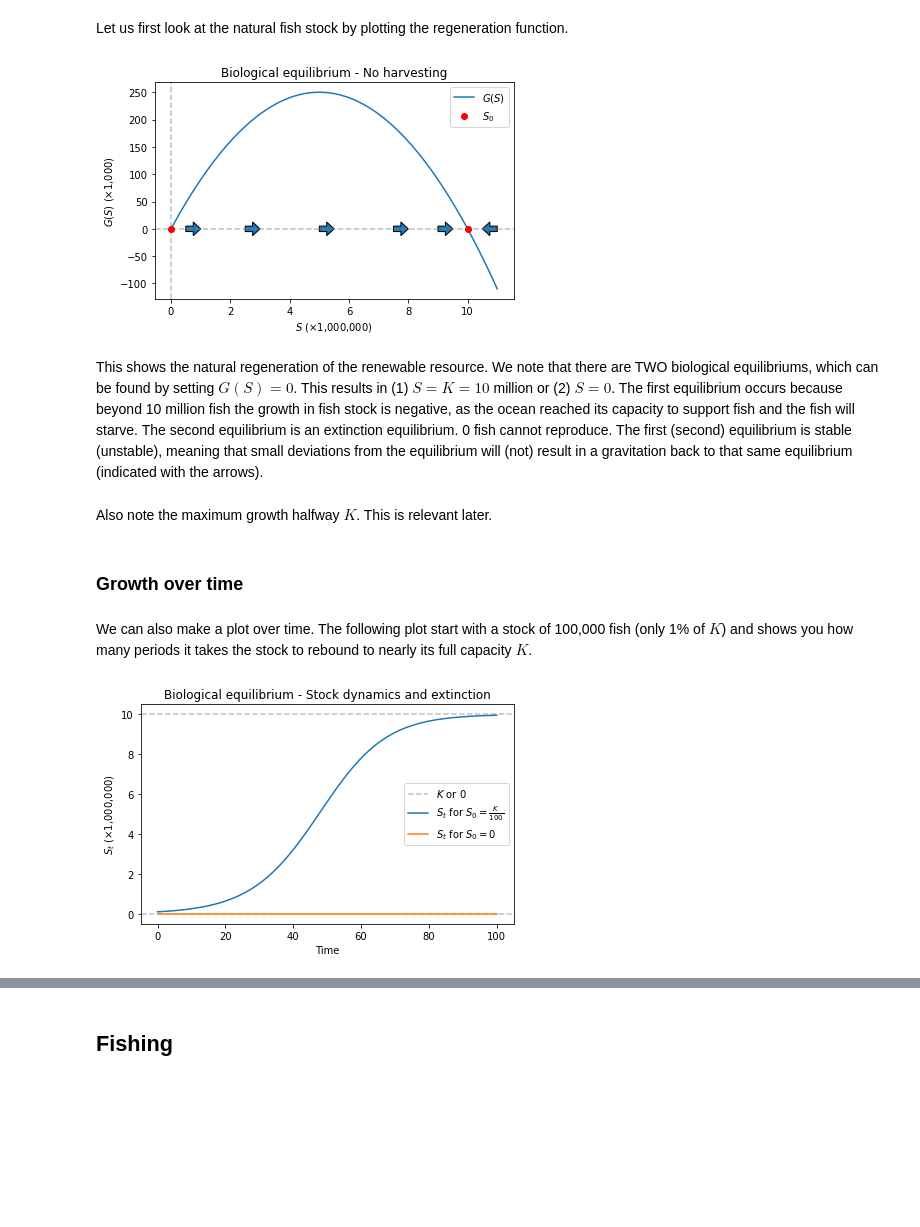
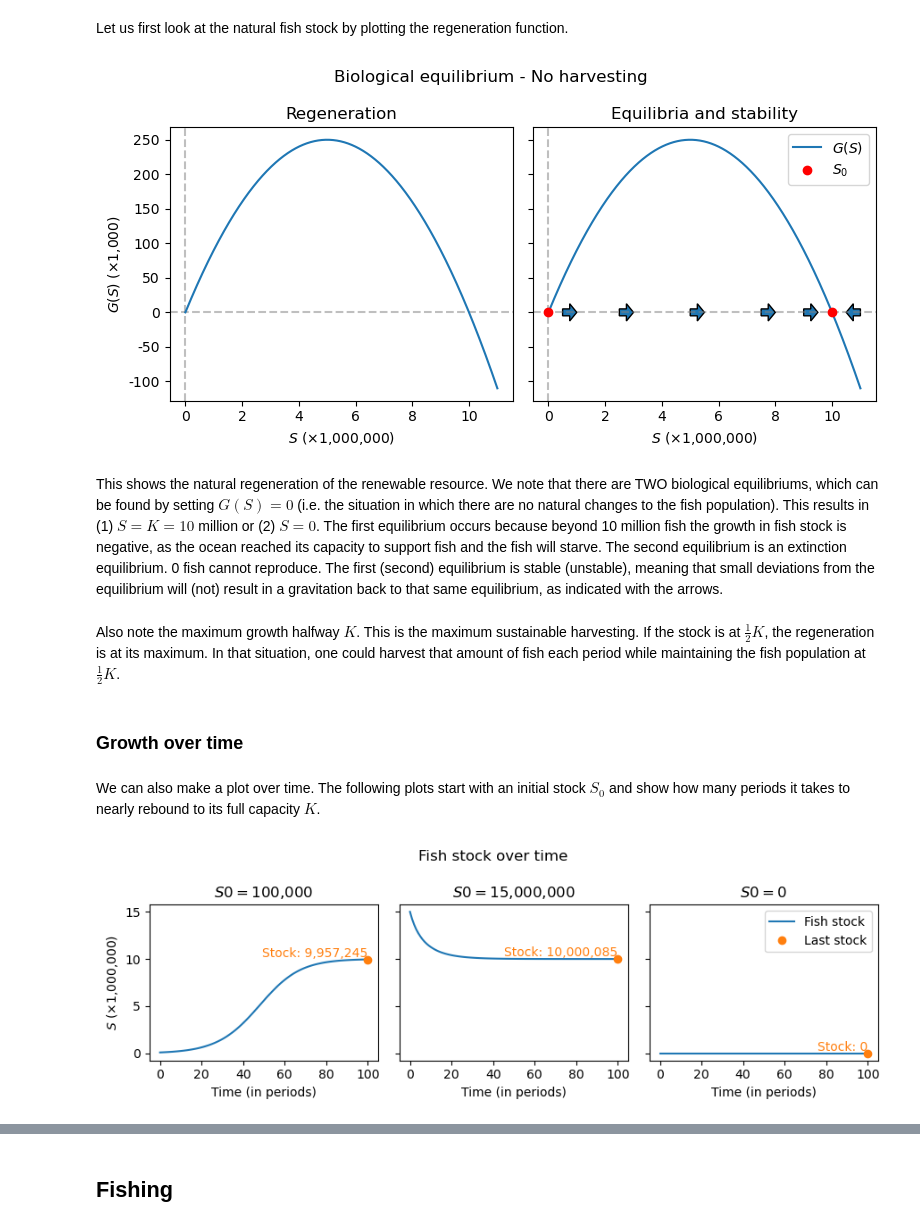
Before and after one commit to Leonbremer/fisheries, a Jupyter notebook: fish.ipynb, the cells around one changed output, grey strips where cells are left out. Cells and saved outputs as stored; diff of their text form; code cells hidden in the pictures; blank space fills up the shorter version.

```diff
--- a/fish.ipynb
+++ b/fish.ipynb
@@ -20,10 +18,9 @@ Second, let us define some global parameters.
 # %%
-# parameters
-k = 10# max supported fish stock in millions
+# Global parameters
+k = 10*10**6# max supported fish stock in millions
 alpha = .00075# ease-of-harvesting parameter
 gamma = .1# natural fish growth parameter
-s = np.linspace(0,k+1,k*100)# Fish stock's domain for plotting
-n = 100# number of fishers
-p = 500# price
-w = 1# wage
+
+# p = 500# price
+# w = 1# wage
 # %% [markdown]
@@ -104,27 +79,39 @@ def c(e, w):
 # %% [markdown]
 Let us first look at the natural fish stock by plotting the regeneration function.
 # %%
+m = 10**6
+t = 10**3
+s = np.linspace(0,k+m,t)# Domain of plot
 # Biological equilibrium
-plt.axhline(0,linestyle='--',color="grey",alpha=.5)
-plt.axvline(0,linestyle='--',color="grey",alpha=.5)
+fig, (ax0,ax1) = plt.subplots(nrows=1, ncols=2, figsize=(8, 4), sharey = True)
+# Plot on both subplots
+for ax in [ax0,ax1]:
+    ax.axhline(0,linestyle='--',color="grey",alpha=.5)
+    ax.axvline(0,linestyle='--',color="grey",alpha=.5)
+    ax.plot(s, G(gamma=gamma, S=s, K=k), label=r'$G(S)$')
+    ax.set_xlabel(r'$S$ ($\times$1,000,000)')
+    ax.xaxis.set_major_formatter(lambda s,t: "{:,.0f}".format(s/10**6))
+    ax.yaxis.set_major_formatter(lambda s,t: "{:,.0f}".format(s/10**3))
+# Separate additions per subplot
 for h in [.5, 2.5, 5, 7.5, 9]:
-    plt.arrow(x=h, y=0, dx=.5, dy=0, width=10, length_includes_head=True, head_width=25, head_length=.25)
-plt.arrow(x=11, y=0, dx=-.5, dy=0, width=10, length_includes_head=True, head_width=25, head_length=.25)
-plt.title('Biological equilibrium - No harvesting')
-plt.plot(s, G(gamma=gamma, S=s, K=k)*1000, label=r'$G(S)$')
-plt.plot([0,10,], [0,0,], 'ro', label=r'$S_0$')
-plt.xlabel(r'$S$ ($\times$1,000,000)')
-plt.ylabel(r'$G(S)$ ($\times$1,000)')
+    ax1.arrow(x=h*m, y=0, dx=.5*m, dy=0, width=10*t, length_includes_head=True, head_width=25*t, head_length=.25*m)
+ax1.arrow(x=k*1.1, y=0, dx=-.5*m, dy=0, width=10*t, length_includes_head=True, head_width=25*t, head_length=.25*m)
+ax1.plot([0,10*m,], [0,0,], 'ro', label=r'$S_0$')
+ax0.set_ylabel(r'$G(S)$ ($\times$1,000)')
+# Plot information
+fig.suptitle('Biological equilibrium - No harvesting')
+ax0.set_title('Regeneration')
+ax1.set_title('Equilibria and stability')
 plt.tight_layout()
-plt.legend()
+ax1.legend()
 plt.show()
 # %% [output]
-[figure, old version]
+[figure, new version]
 # %% [markdown]
-This shows the natural regeneration of the renewable resource. We note that there are TWO biological equilibriums, which can be found by setting $G(S) = 0$. This results in (1) $S=K=10$ million or (2) $S=0$. The first equilibrium occurs because beyond 10 million fish the growth in fish stock is negative, as the ocean reached its capacity to support fish and the fish will starve. The second equilibrium is an extinction equilibrium. 0 fish cannot reproduce. The first (second) equilibrium is stable (unstable), meaning that small deviations from the equilibrium will (not) result in a gravitation back to that same equilibrium (indicated with the arrows).
+This shows the natural regeneration of the renewable resource. We note that there are TWO biological equilibriums, which can be found by setting $G(S) = 0$ (i.e. the situation in which there are no natural changes to the fish population). This results in (1) $S=K=10$ million or (2) $S=0$. The first equilibrium occurs because beyond 10 million fish the growth in fish stock is negative, as the ocean reached its capacity to support fish and the fish will starve. The second equilibrium is an extinction equilibrium. 0 fish cannot reproduce. The first (second) equilibrium is stable (unstable), meaning that small deviations from the equilibrium will (not) result in a gravitation back to that same equilibrium, as indicated with the arrows.
 # %% [markdown]
-Also note the maximum growth halfway $K$. This is relevant later.
+Also note the maximum growth halfway $K$. This is the maximum sustainable harvesting. If the stock is at $\frac{1}{2}K$, the regeneration is at its maximum. In that situation, one could harvest that amount of fish each period while maintaining the fish population at $\frac{1}{2}K$.
 # %% [markdown]
 ### Growth over time
 # %% [markdown]
-We can also make a plot over time. The following plot start with a stock of 100,000 fish (only 1% of $K$) and shows you how many periods it takes the stock to rebound to nearly its full capacity $K$.
+We can also make a plot over time. The following plots start with an initial stock $S_0$ and show how many periods it takes to nearly rebound to its full capacity $K$.
@@ -147,15 +131,24 @@ Ste = stock_time(S0e,T)
 # %%
-# Biological equilibrium - rebound from near extinction
-plt.title('Biological equilibrium - Stock dynamics and extinction')
-plt.axhline(10,linestyle='--',color="grey",alpha=.5, label=r'$K$ or 0')
-plt.axhline(0,linestyle='--',color="grey",alpha=.5)
-plt.plot(T, St, label=r'$S_t$ for $S_0=\frac{K}{100}$')
-plt.plot(T, Ste, label=r'$S_t$ for $S_0=0$')
-plt.xlabel('Time')
-plt.ylabel(r'$S_t$ ($\times$1,000,000)')
+T = np.arange(101)
+S0s = [k/100,k*1.5,0]
+
+# Biological equilibria
+fig, (ax0,ax1,ax2) = plt.subplots(nrows=1, ncols=3, figsize=(9, 3), sharey = True)
+for (ax,S0) in zip([ax0,ax1,ax2],S0s):
+    (stocks,stock_last) = stock_time(S0,periods=T[-1])
+    ax.plot(T,stocks, label='Fish stock')
+    ax.plot(T[-1],stock_last,color='tab:orange',marker='o',linestyle='none',label='Last stock')
+    ax.annotate('Stock: '+"{:,.0f}".format(stock_last),xy=(T[-1],stock_last),
+                ha='right',va='bottom',color='tab:orange')
+    ax.set_title(r'$S0=$'+"{:,.0f}".format(S0))
+    ax.set_xlabel(r'Time (in periods)')
+    ax.yaxis.set_major_formatter(lambda s,t: "{:,.0f}".format(s/10**6))
+
+fig.suptitle('Fish stock over time')
+ax0.set_ylabel(r'$S$ ($\times$1,000,000)')
 plt.tight_layout()
-plt.legend()
+ax2.legend()
 plt.show()
 # %% [output]
-[figure, old version]
+[figure, new version]
 # %% [markdown]
```
Also changed, not shown: parts of 38 cells of this notebook.
